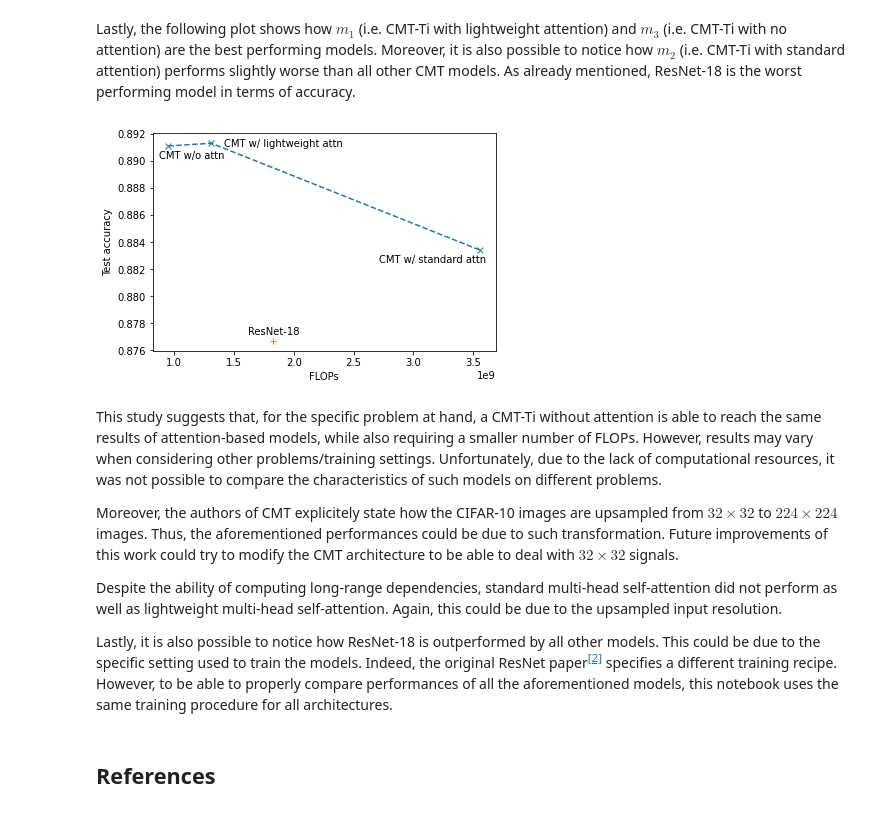
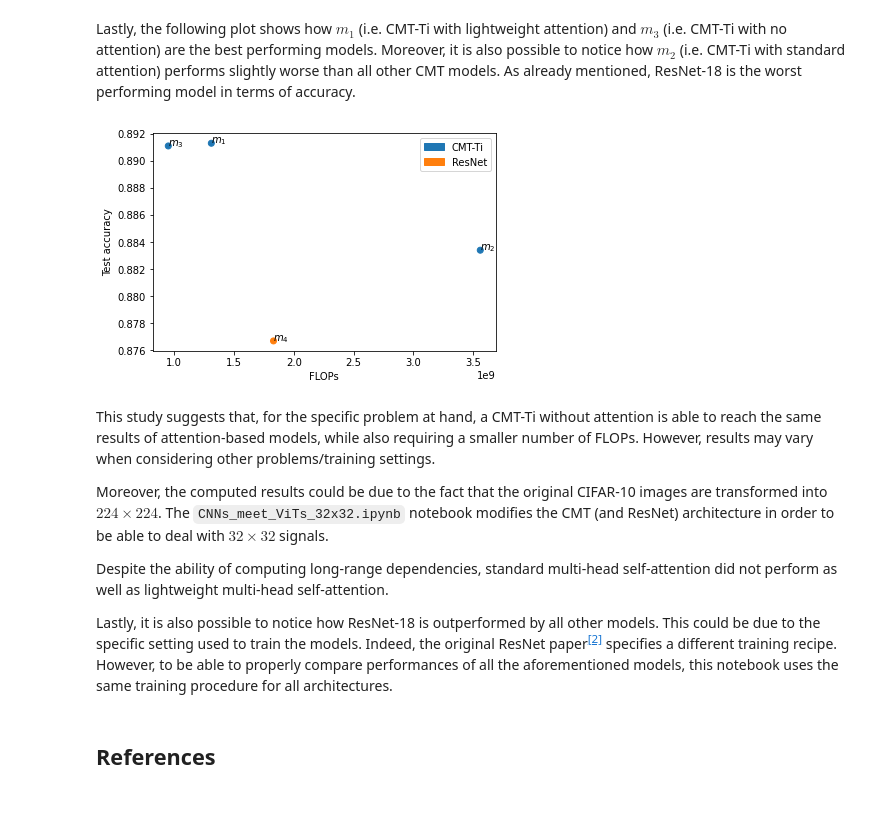
Before and after one commit to matteodonati/CNNs_meet_ViTs, a Jupyter notebook: CNNs_meet_ViTs_224x224.ipynb, the cells around one changed output. Drawn from its saved outputs; the diff is of its cells as text; code cells hidden in the pictures.

Commit message:
modified 224x224 .ipynb and added .py files

```diff
--- a/CNNs_meet_ViTs_224x224.ipynb
+++ b/CNNs_meet_ViTs_224x224.ipynb
@@ -1641,32 +949,17 @@ plot_validation(m_names, histories)
 [figure]
 # %% [markdown]
 Lastly, the following plot shows how $m_1$ (i.e. CMT-Ti with lightweight attention) and $m_3$ (i.e. CMT-Ti with no attention) are the best performing models. Moreover, it is also possible to notice how $m_2$ (i.e. CMT-Ti with standard attention) performs slightly worse than all other CMT models. As already mentioned, ResNet-18 is the worst performing model in terms of accuracy.
-# %%
-# Creating the figure and axes.
-fig, ax = plt.subplots(1, 1, figsize = (6.15, 4))
-
-# Plotting test accuracy vs. FLOPs.
-ax.plot([flops["m_3"], flops["m_1"], flops["m_2"]], [test_acc["m_3"], test_acc["m_1"], test_acc["m_2"]], "--", marker = "x")
-ax.plot(flops["m_4"], test_acc["m_4"], "--", marker = "+")
-
-# Plotting texts.
-ax.text(flops["m_1"] + 0.60e9, test_acc["m_1"],          texts["m_1"], ha = "center", va = "center")
-ax.text(flops["m_2"] - 0.40e9, test_acc["m_2"] - 0.0007, texts["m_2"], ha = "center", va = "center")
-ax.text(flops["m_3"] + 0.20e9, test_acc["m_3"] - 0.0007, texts["m_3"], ha = "center", va = "center")
-ax.text(flops["m_4"],          test_acc["m_4"] + 0.0007, texts["m_4"], ha = "center", va = "center")
-
-ax.set_ylabel("Test accuracy")
-ax.set_xlabel("FLOPs")
-
-plt.show()
-# %% [output]
-[figure, removed]
+# %%
+# Plotting test accuracy vs. FLOPs.
+plot_accuracy_vs_flops(m_names, flops, test_acc)
+# %% [output]
+[figure, added]
 # %% [markdown]
-This study suggests that, for the specific problem at hand, a CMT-Ti without attention is able to reach the same results of attention-based models, while also requiring a smaller number of FLOPs. However, results may vary when considering other problems/training settings. Unfortunately, due to the lack of computational resources, it was not possible to compare the characteristics of such models on different problems.
+This study suggests that, for the specific problem at hand, a CMT-Ti without attention is able to reach the same results of attention-based models, while also requiring a smaller number of FLOPs. However, results may vary when considering other problems/training settings.
 
-Moreover, the authors of CMT explicitely state how the CIFAR-10 images are upsampled from $32 \times 32$ to $224 \times 224$ images. Thus, the aforementioned performances could be due to such transformation. Future improvements of this work could try to modify the CMT architecture to be able to deal with $32 \times 32$ signals.
+Moreover, the computed results could be due to the fact that the original CIFAR-10 images are transformed into $224 \times 224$. The `CNNs_meet_ViTs_32x32.ipynb` notebook modifies the CMT (and ResNet) architecture in order to be able to deal with $32 \times 32$ signals.
 
-Despite the ability of computing long-range dependencies, standard multi-head self-attention did not perform as well as lightweight multi-head self-attention. Again, this could be due to the upsampled input resolution.
+Despite the ability of computing long-range dependencies, standard multi-head self-attention did not perform as well as lightweight multi-head self-attention.
 
 Lastly, it is also possible to notice how ResNet-18 is outperformed by all other models. This could be due to the specific setting used to train the models. Indeed, the original ResNet paper<sup>[[2]](#references)</sup> specifies a different training recipe. However, to be able to properly compare performances of all the aforementioned models, this notebook uses the same training procedure for all architectures.
 # %% [markdown]
```
Also changed, not shown: parts of 41 cells of this notebook, 2 other files.
